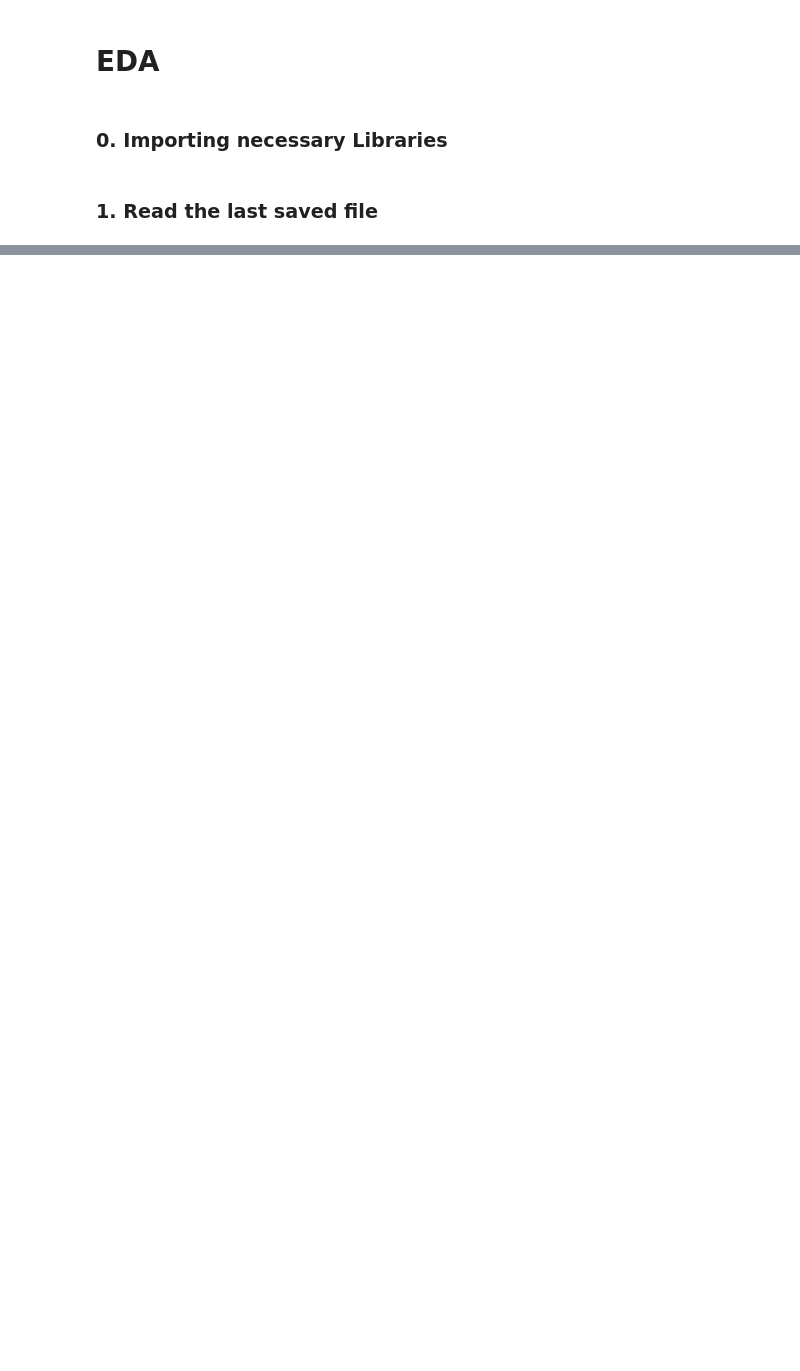
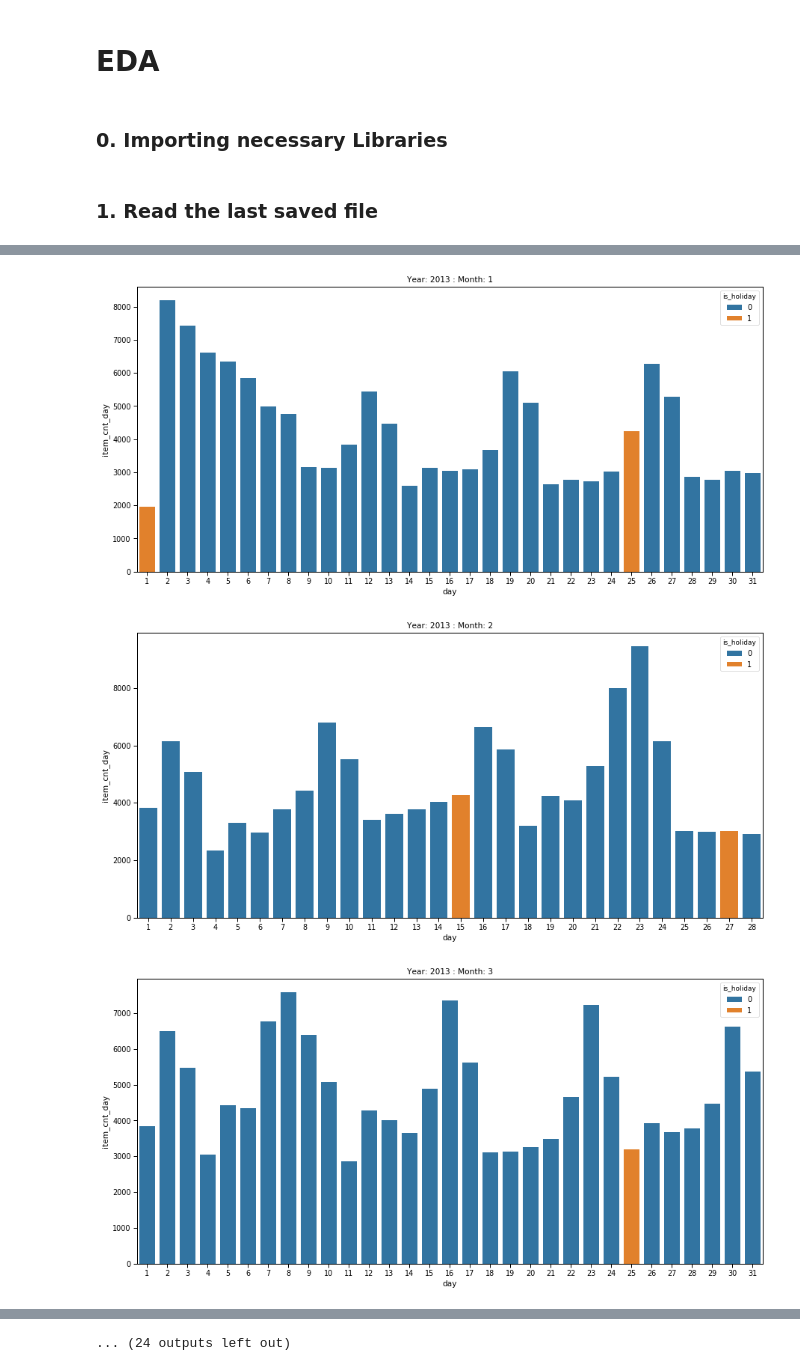
Before and after one commit to rfhussain/py4ds_final_project, a Jupyter notebook: src/eda.ipynb, the cells around one changed output, grey strips where cells are left out. Saved outputs shown, nothing was run; the diff lists cells and outputs as text; code cells hidden in the pictures; blank space fills up the shorter version.

```diff
--- a/src/eda.ipynb
+++ b/src/eda.ipynb
@@ -18,4 +18,5 @@ import utils
 # %%
 %%time
 df_sales = pd.read_csv(os.path.join(DATA_FOLDER, 'sales_combined.csv'))
+sales_util = utils.SalesUtils('')
 # %% [output]
@@ -33,0 +37,9 @@ df_sales.head()
+# %%
+years = [2013,2014,2015]
+for year in years:
+    for month in range(1,13):
+        sales_util.plot_sales_by_day(year,month,df_sales)
+# %% [output]
+[figure, added]
+[figure, added]
+[figure, added]
@@ -33,0 +55 @@ df_sales.head()
+... (24 outputs left out)
```
Also changed, not shown: parts of 8 cells of this notebook, 2 other files.
